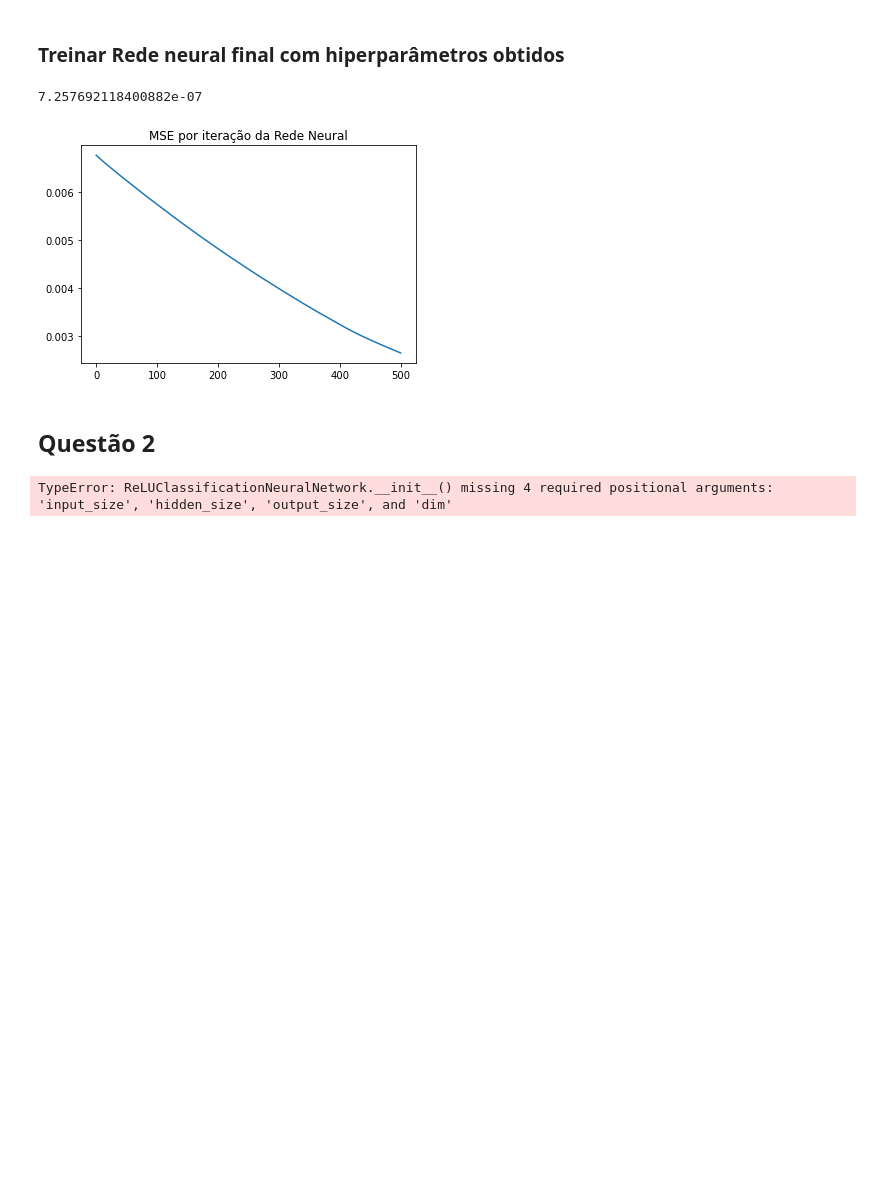
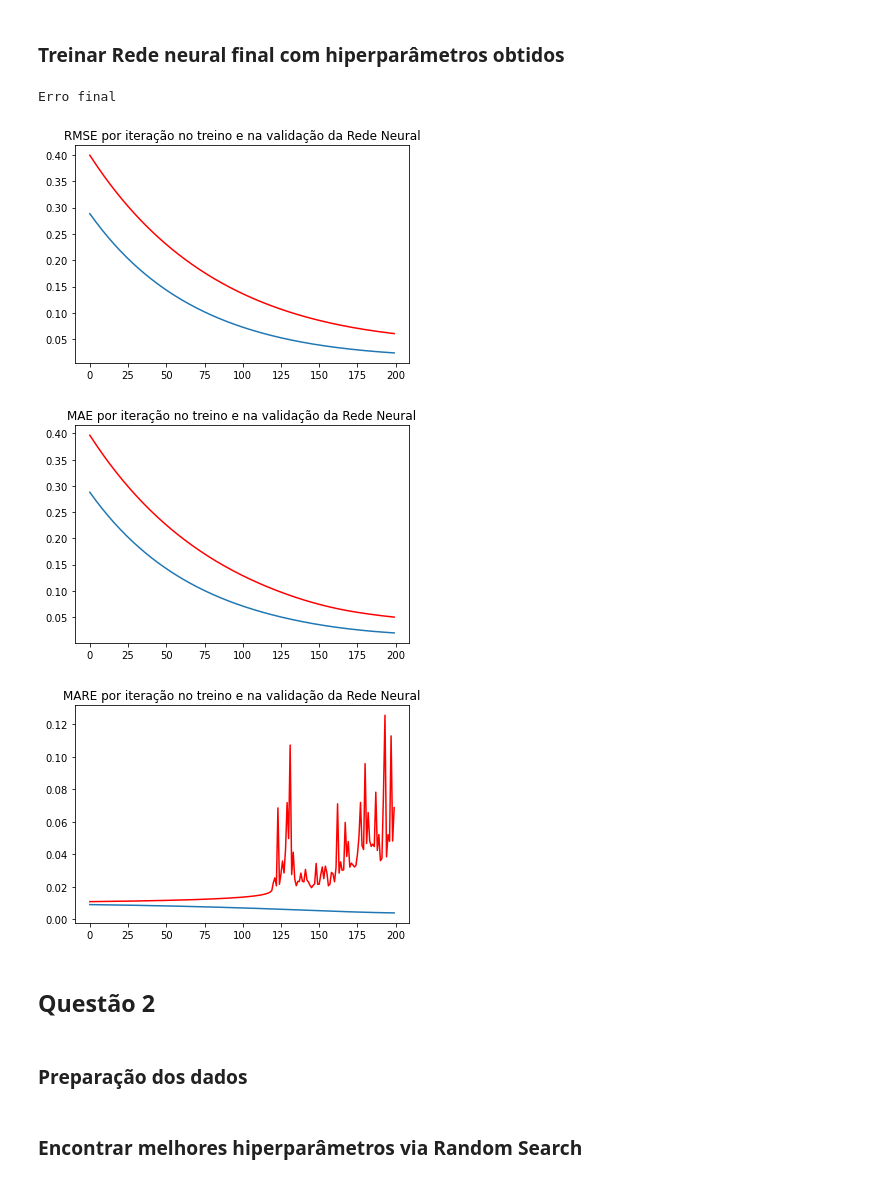
Before and after one commit to Walrusbane524/Aprendizagem-de-M-quina, a Jupyter notebook: Lista 4/Lista 4.ipynb, the cells around one changed output. Drawn from its saved outputs; the diff is of its cells as text; code cells hidden in the pictures; blank space fills up the shorter version.

```diff
--- a/Lista 4/Lista 4.ipynb
+++ b/Lista 4/Lista 4.ipynb
@@ -267,34 +364,44 @@ Batch size = 32
 # %% [markdown]
 ### Treinar Rede neural final com hiperparâmetros obtidos
-# %%
-regressor = TanhRegressionNeuralNetwork(8, hyperparameters[0], 1)
-
-MSE = regressor.train(normalized_final_train_x,
-                      normalized_final_train_y,
-                      num_epochs=500,
-                      learning_rate=hyperparameters[1],
-                      weight_decay=hyperparameters[2],
-                      momentum=hyperparameters[3],
-                      batch_size=hyperparameters[4])
-
-lossFunction = nn.MSELoss()
-
-print(lossFunction(regressor(normalized_test_x), normalized_test_y).item())
-
-plt.title("MSE por iteração da Rede Neural")
-plt.plot(np.arange(MSE.size), MSE)
-plt.show()
-# %% [output]
-7.257692118400882e-07
-[figure, removed]
+# %%
+regressor = TanhRegressionNeuralNetwork(8, hyperparameters[0], 1)
+
+test_loss = regressor.train_self(normalized_final_train_x,
+                                 normalized_final_train_y,
+                                 num_epochs=200,
+                                 learning_rate=hyperparameters[1],
+                                 weight_decay=hyperparameters[2],
+                                 momentum=hyperparameters[3],
+                                 batch_size=hyperparameters[4])
+
+
+lossFunction = nn.MSELoss()
+
+regressor.eval()
+
+final_loss = lossFunction(regressor(normalized_test_x), normalized_test_y).item()
+print("Erro final ")
+
+plt.title("RMSE por iteração no treino e na validação da Rede Neural")
+plt.plot(np.arange(training_loss.shape[1]), training_loss[0], color='red', label='Treino')
+plt.plot(np.arange(test_loss.shape[1]), test_loss[0], label='Validação')
+plt.show()
+
+plt.title("MAE por iteração no treino e na validação da Rede Neural")
+plt.plot(np.arange(training_loss.shape[1]), training_loss[1], color='red', label="Treino")
+plt.plot(np.arange(test_loss.shape[1]), test_loss[1], label='Validação')
+plt.show()
+
+plt.title("MARE por iteração no treino e na validação da Rede Neural")
+plt.plot(np.arange(training_loss.shape[1]), training_loss[2], color='red', label="Treino")
+plt.plot(np.arange(test_loss.shape[1]), test_loss[2], label='Validação')
+plt.show()
+# %% [output]
+Erro final
+[figure, added]
+[figure, added]
+[figure, added]
 # %% [markdown]
 ## Questão 2
-# %%
-data = np.genfromtxt("vowel.csv", delimiter=',')
-
-x = torch.Tensor(data[:, :10])
-y = torch.Tensor(data[:, 10].reshape(-1, 1))
-
-classificator = ReLUClassificationNeuralNetwork()
-# %% [output]
-TypeError: ReLUClassificationNeuralNetwork.__init__() missing 4 required positional arguments: 'input_size', 'hidden_size', 'output_size', and 'dim'
+# %% [markdown]
+### Preparação dos dados
@@ -300,0 +439,2 @@ TypeError: ReLUClassificationNeuralNetwork.__init__() missing 4 required positio
+# %% [markdown]
+### Encontrar melhores hiperparâmetros via Random Search
```
Also changed, not shown: parts of 17 cells of this notebook.
